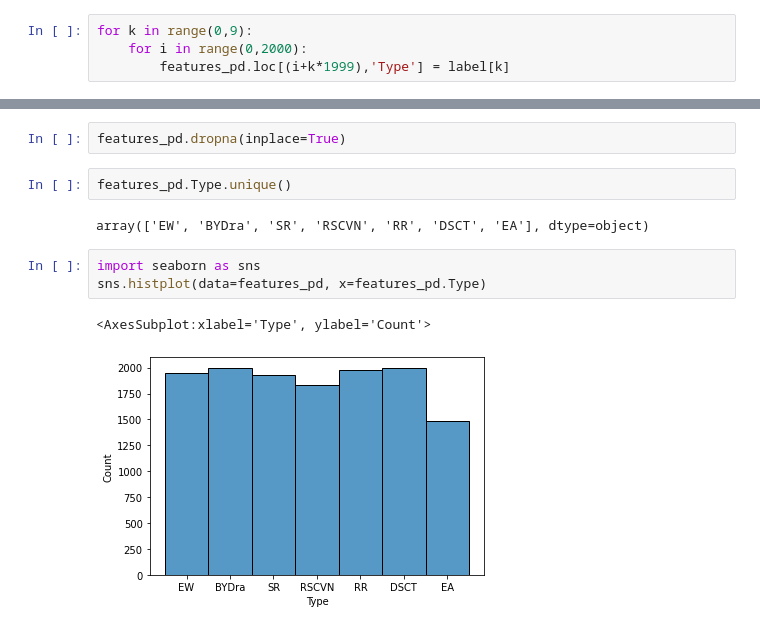
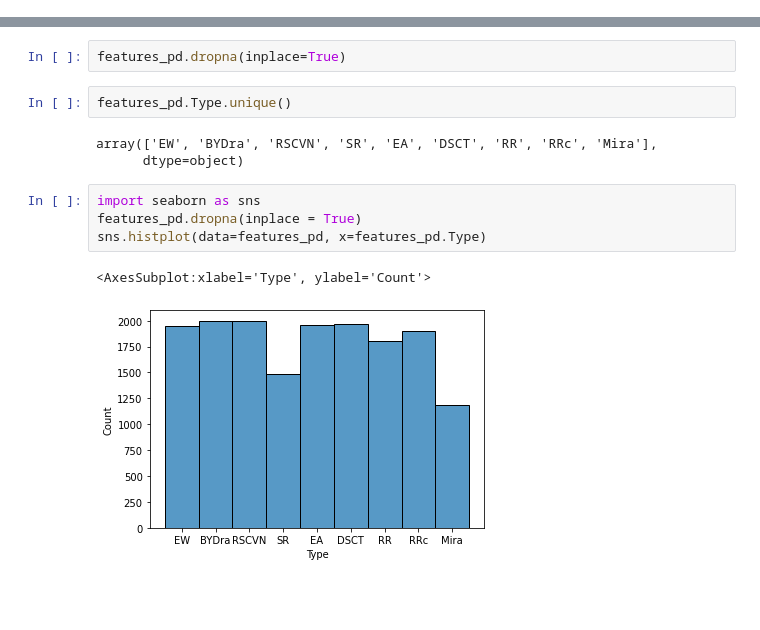
Before and after one commit to truptimr/UCSD-MLE-ZTF, a Jupyter notebook: notebooks/FeaturesFromXiaoDianLC.ipynb, the cells around one changed output, grey strips where cells are left out. Saved outputs shown, nothing was run; the diff lists cells and outputs as text; blank space fills up the shorter version.

```diff
--- a/notebooks/FeaturesFromXiaoDianLC.ipynb
+++ b/notebooks/FeaturesFromXiaoDianLC.ipynb
@@ -322,7 +318,3 @@ memory usage: 3.0+ MB
-# %%
-for k in range(0,9):
-    for i in range(0,2000):
-        features_pd.loc[(i+k*1999),'Type'] = label[k]
 # %%
 features_pd.head()
 # %% [output]
@@ -338,10 +330,12 @@ features_pd.dropna(inplace=True)
 # %%
 features_pd.Type.unique()
 # %% [output]
-array(['EW', 'BYDra', 'SR', 'RSCVN', 'RR', 'DSCT', 'EA'], dtype=object)
+array(['EW', 'BYDra', 'RSCVN', 'SR', 'EA', 'DSCT', 'RR', 'RRc', 'Mira'],
+      dtype=object)
 # %%
 import seaborn as sns
+features_pd.dropna(inplace = True)
 sns.histplot(data=features_pd, x=features_pd.Type)
 # %% [output]
 <AxesSubplot:xlabel='Type', ylabel='Count'>
-[figure, old version]
+[figure, new version]
```
Also changed, not shown: parts of 4 cells of this notebook, 49 other files.
